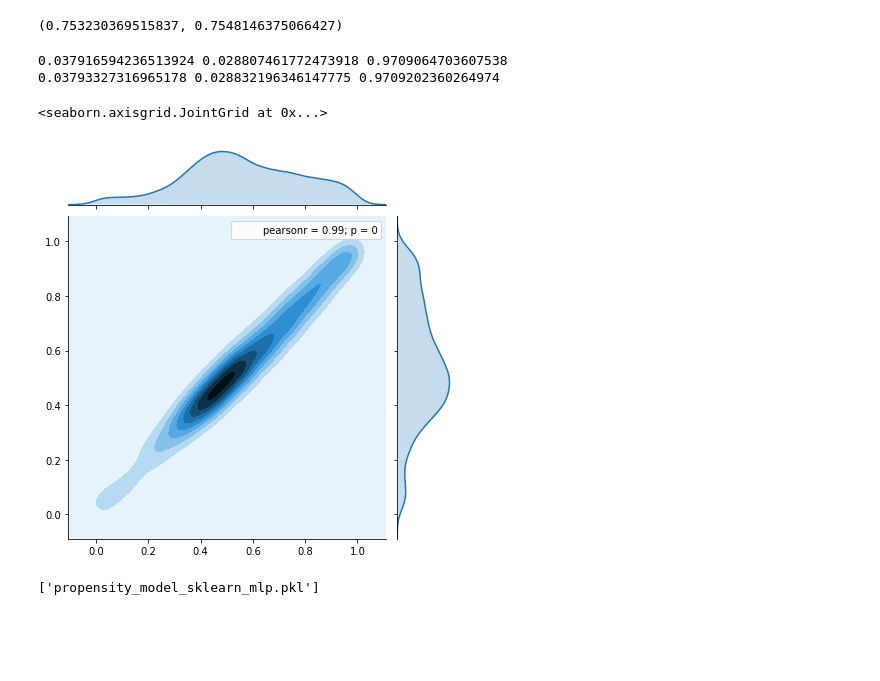
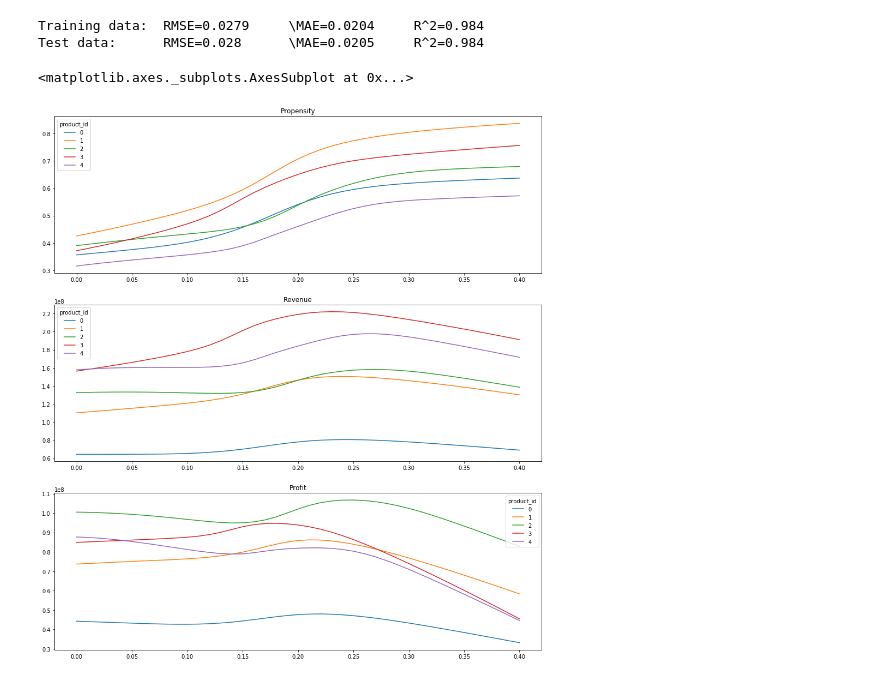
Before and after one commit to zhongjiahang/PyGMO_tutorial, a Jupyter notebook: 2_Propensity_Model.ipynb, the cells around one changed output. Cells and saved outputs as stored; diff of their text form; code cells hidden in the pictures; blank space fills up the shorter version.

```diff
--- a/2_Propensity_Model.ipynb
+++ b/2_Propensity_Model.ipynb
@@ -37,13 +40,12 @@ p_train = df[col_p][:n_train]
 p_test = df[col_p][n_train:]
 # %%
 scaler = StandardScaler()
-mlp = MLPClassifier(hidden_layer_sizes=(12, 4),
-                    activation='tanh',
-                    alpha=1e-5,  # L2 reg
-                    max_iter=10,
+mlp = MLPClassifier(hidden_layer_sizes=(32, 16),
+                    activation='relu',
+                    max_iter=20,
                     batch_size=128,
                     random_state=1,
-                    validation_fraction=0.2)
+                    verbose=True)
 model = Pipeline([('scalar', scaler), ('mlp', mlp)])
 model.fit(x_train, y_train)
 # %% [output]
@@ -56,25 +82,49 @@ Pipeline(memory=None,
 # %%
 y_pred_train = model.predict_proba(x_train)[:, 1]
 y_pred_test = model.predict_proba(x_test)[:, 1]
-# %%
-# rand x_i: 0.764
-# randn x_i: 0.784
-# unity x_i: 0.85
-roc_auc_score(y_train, y_pred_train), roc_auc_score(y_test, y_pred_test)
-# %% [output]
-(0.753230369515837, 0.7548146375066427)
-# %%
-print(np.sqrt(mean_squared_error(p_train, y_pred_train)), mean_absolute_error(p_train, y_pred_train),r2_score(p_train, y_pred_train) )
-print(np.sqrt(mean_squared_error(p_test, y_pred_test)), mean_absolute_error(p_test, y_pred_test),r2_score(p_test, y_pred_test) )
-# %% [output]
-0.037916594236513924 0.028807461772473918 0.9709064703607538
-0.03793327316965178 0.028832196346147775 0.9709202360264974
-# %%
-sns.jointplot(x=p_test.values[:10000], y=y_pred_test[:10000], kind="kde")
-# %% [output]
-<seaborn.axisgrid.JointGrid at 0x...>
-[figure, removed]
-# %%
-joblib.dump(model, 'propensity_model_sklearn_mlp.pkl')
-# %% [output]
-['propensity_model_sklearn_mlp.pkl']
+# %%
+rmse_train = np.sqrt(mean_squared_error(p_train, y_pred_train))
+rmse_test  = np.sqrt(mean_squared_error(p_test, y_pred_test))
+mae_train  = mean_absolute_error(p_train, y_pred_train)
+mae_test   = mean_absolute_error(p_test, y_pred_test)
+r2_train   = r2_score(p_train, y_pred_train)
+r2_test    = r2_score(p_test, y_pred_test)
+print('Training data: \tRMSE={:.3}\t\MAE={:.3}\tR^2={:.3}'.format(rmse_train, mae_train, r2_train))
+print('Test data: \tRMSE={:.3}\t\MAE={:.3}\tR^2={:.3}'.format(rmse_test, mae_test, r2_test))
+# %% [output]
+Training data:  RMSE=0.0279     \MAE=0.0204     R^2=0.984
+Test data:      RMSE=0.028      \MAE=0.0205     R^2=0.984
+# %%
+v_space = 0.01
+f_discounts = np.arange(0, MAX_DISCOUNT + v_space, v_space)
+
+cols_grpby = ['product_id']
+
+scan_propensity = []
+scan_revenue = []
+scan_profit = []
+
+for f in f_discounts:
+    X = df[cols_x].values
+    X[:, 0] = df['RRP']*f
+    col_discount = 'Discount_{:.02f}'.format(f)
+    col_pred = 'y_pred_{:.02f}'.format(f)
+    df.loc[:, col_discount] = X[:, 0]
+    df.loc[:, col_pred] = model.predict_proba(X)[:, 1]
+
+    # Prospensity
+    s_prop = df.groupby(cols_grpby).apply(lambda df: np.mean(df[col_pred])).rename(f)
+    s_reve = df.groupby(cols_grpby).apply(lambda df: np.dot(df['RRP'] - df[col_discount], df[col_pred])).rename(f)
+    s_prof = df.groupby(cols_grpby).apply(lambda df: np.dot(df['RRP'] - df[col_discount] - df['Cost'], df[col_pred])).rename(f)
+
+    scan_propensity.append(s_prop)
+    scan_revenue.append(s_reve)
+    scan_profit.append(s_prof)
+
+f, ax = plt.subplots(3, 1, figsize=(16,18))
+pd.concat(scan_propensity, axis=1).T.plot(ax = ax[0],  title='Propensity')
+pd.concat(scan_revenue, axis=1).T.plot(ax = ax[1],  title='Revenue')
+pd.concat(scan_profit, axis=1).T.plot(ax = ax[2],  title='Profit')
+# %% [output]
+<matplotlib.axes._subplots.AxesSubplot at 0x...>
+[figure, added]
```
Also changed, not shown: parts of 6 cells of this notebook, 4 other files.
